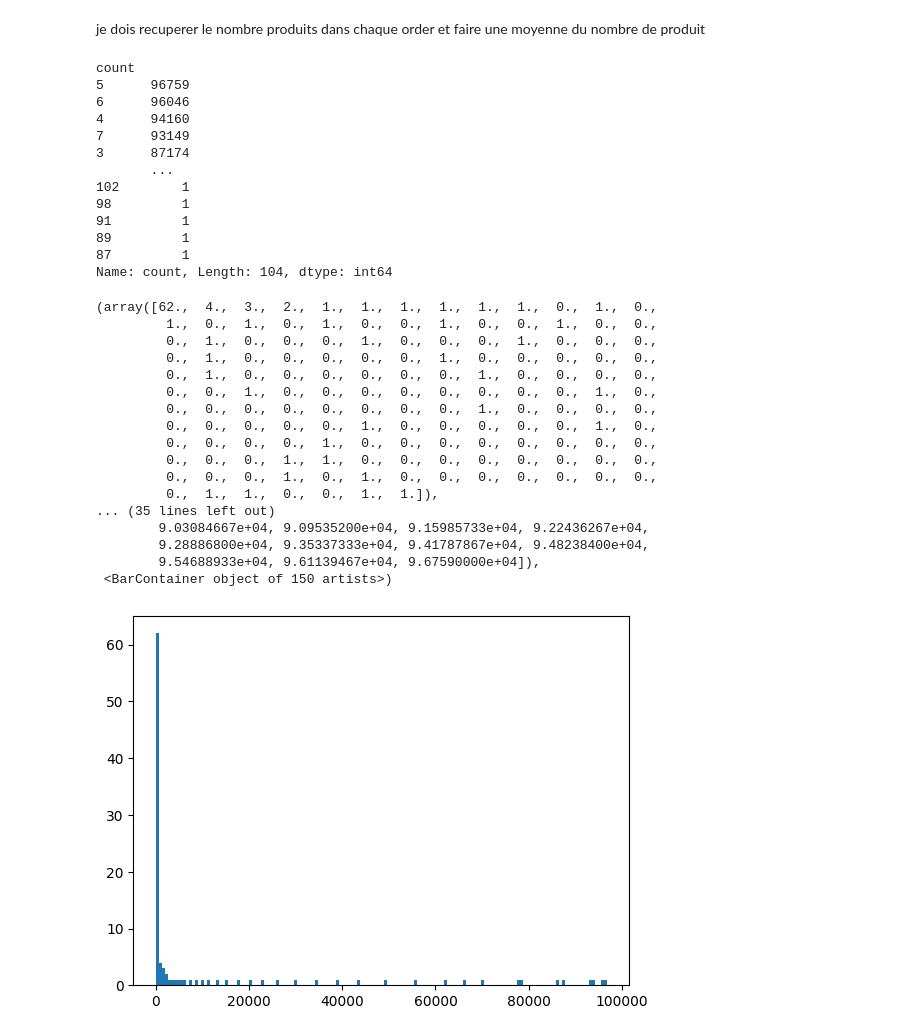
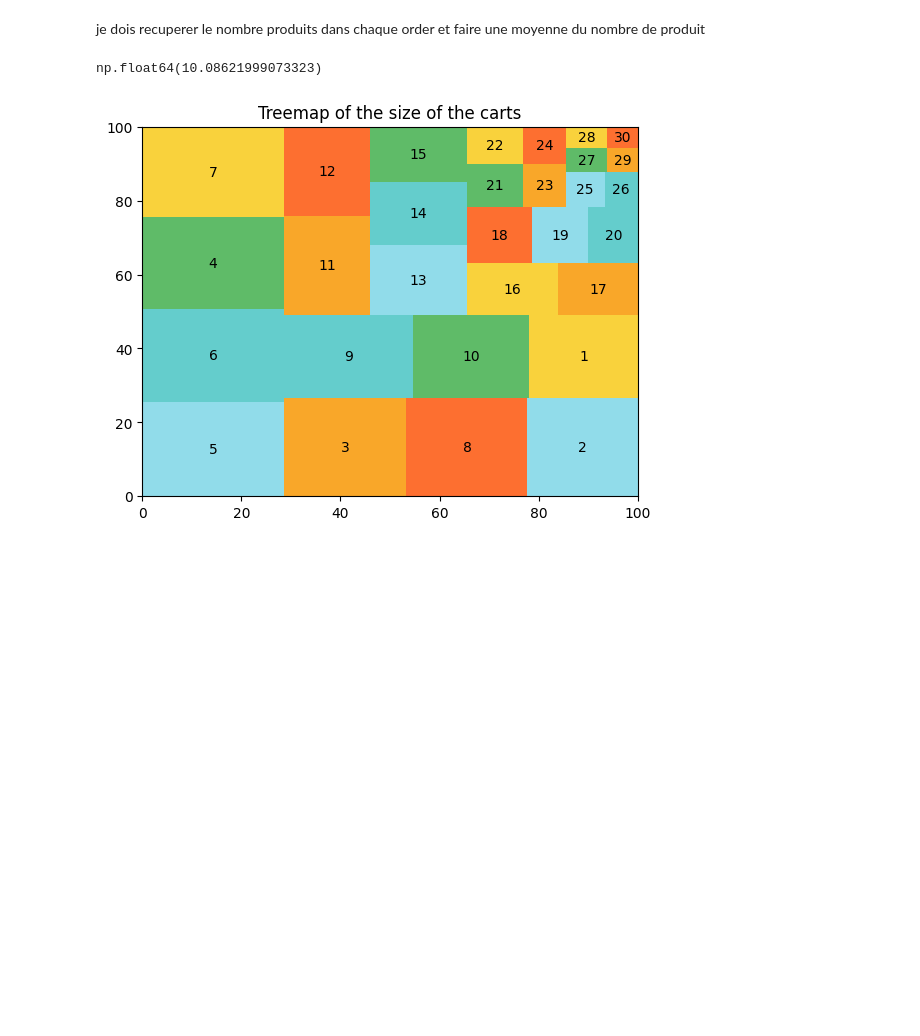
Before and after one commit to Slacknsss/NextBuy-Machine-Learning, a Jupyter notebook: notebookleger.ipynb, the cells around one changed output. Drawn from its saved outputs; the diff is of its cells as text; code cells hidden in the pictures; blank space fills up the shorter version.

```diff
--- a/notebookleger.ipynb
+++ b/notebookleger.ipynb
@@ -62,41 +61,12 @@ Name: count, dtype: int64
 # %% [markdown]
 je dois recuperer le nombre produits dans chaque order et faire une moyenne du nombre de produit
 # %%
-df_ave = df_master['order_id'].value_counts().value_counts()
-display(df_ave)
-
+df_ave = df_master['order_id'].value_counts().value_counts().head(30)
 df_avemean = df_master['order_id'].value_counts().mean()
 fig, ax = plt.subplots()
-plt.plot(df_ave.index,df_ave)
+sq.plot(df_ave,label=df_ave.index,color = ['#91DCEA', '#64CDCC', '#5FBB68', '#F9D23C', '#F9A729', '#FD6F30'])
+plt.title('Treemap of the size of the carts')
+display(df_avemean)
 # %% [output]
-count
-5      96759
-6      96046
-4      94160
-7      93149
-3      87174
-       ...
-102        1
-98         1
-91         1
-89         1
-87         1
-Name: count, Length: 104, dtype: int64
+np.float64(10.08621999073323)
-(array([62.,  4.,  3.,  2.,  1.,  1.,  1.,  1.,  1.,  1.,  0.,  1.,  0.,
-         1.,  0.,  1.,  0.,  1.,  0.,  0.,  1.,  0.,  0.,  1.,  0.,  0.,
-         0.,  1.,  0.,  0.,  0.,  1.,  0.,  0.,  0.,  1.,  0.,  0.,  0.,
-         0.,  1.,  0.,  0.,  0.,  0.,  0.,  1.,  0.,  0.,  0.,  0.,  0.,
-         0.,  1.,  0.,  0.,  0.,  0.,  0.,  0.,  1.,  0.,  0.,  0.,  0.,
-         0.,  0.,  1.,  0.,  0.,  0.,  0.,  0.,  0.,  0.,  0.,  1.,  0.,
-         0.,  0.,  0.,  0.,  0.,  0.,  0.,  0.,  1.,  0.,  0.,  0.,  0.,
-         0.,  0.,  0.,  0.,  0.,  1.,  0.,  0.,  0.,  0.,  0.,  1.,  0.,
-         0.,  0.,  0.,  0.,  1.,  0.,  0.,  0.,  0.,  0.,  0.,  0.,  0.,
-         0.,  0.,  0.,  1.,  1.,  0.,  0.,  0.,  0.,  0.,  0.,  0.,  0.,
-         0.,  0.,  0.,  1.,  0.,  1.,  0.,  0.,  0.,  0.,  0.,  0.,  0.,
-         0.,  1.,  1.,  0.,  0.,  1.,  1.]),
-... (35 lines left out)
-        9.03084667e+04, 9.09535200e+04, 9.15985733e+04, 9.22436267e+04,
-        9.28886800e+04, 9.35337333e+04, 9.41787867e+04, 9.48238400e+04,
-        9.54688933e+04, 9.61139467e+04, 9.67590000e+04]),
- <BarContainer object of 150 artists>)
-[figure, old version]
+[figure, new version]
```
Also changed, not shown: parts of 1 cell of this notebook.
